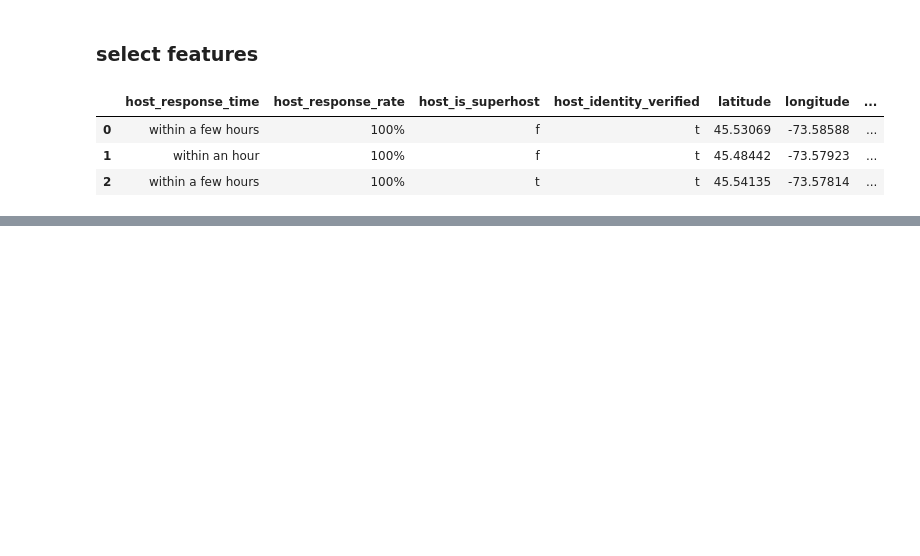
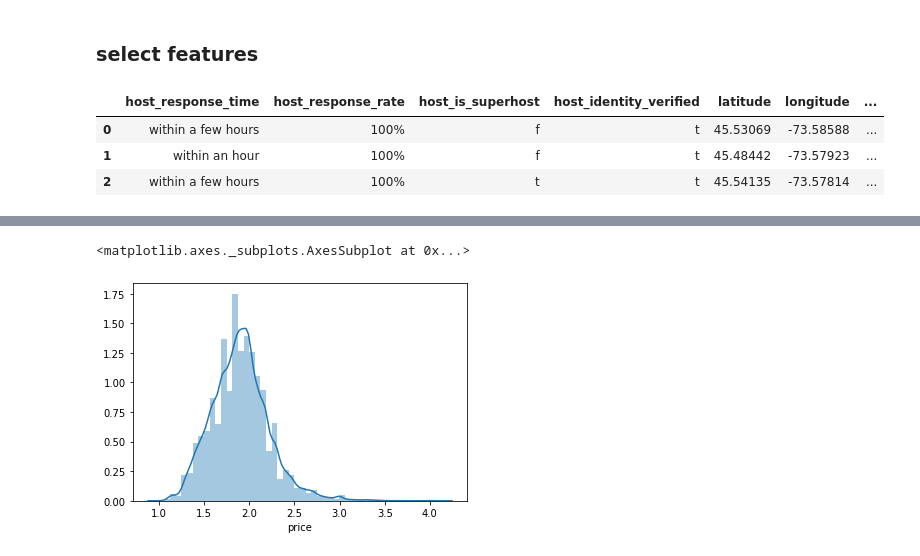
Before and after one commit to RyanXJu/Airbnb_Montreal, a Jupyter notebook: PricePrediction.ipynb, the cells around one changed output, grey strips where cells are left out. Cells and saved outputs as stored; diff of their text form; code cells hidden in the pictures; blank space fills up the shorter version.

```diff
--- a/PricePrediction.ipynb
+++ b/PricePrediction.ipynb
@@ -56,7 +56,7 @@ memory usage: 16.6+ MB
 # %%
 ## neighbourhood,
 ## amenities, need to separate to tokens
-data = listings_detail.loc[:, ["host_response_time",
+df = listings_detail.loc[:, ["host_response_time",
                                "host_response_rate",
                                "host_is_superhost",
                                "host_identity_verified",
@@ -71,7 +71,7 @@ data = listings_detail.loc[:, ["host_response_time",
                                "beds",
                                "bed_type",
                                "price"]]
-data.head(3)
+df.head(3)
 # %% [output]
 |  | host_response_time | host_response_rate | host_is_superhost | host_identity_verified | latitude | longitude | ... |
 | 0 | within a few hours | 100% | f | t | 45.53069 | -73.58588 | ... |
@@ -85,0 +80,3 @@ np.unique(listings_detail.guests_included, return_counts=True)
+# %%
+df.price = pd.to_numeric(df.price.str.replace(r"$","").str.replace(r",",""))
+df.price.describe()
@@ -85,0 +93,5 @@ np.unique(listings_detail.guests_included, return_counts=True)
+# %%
+sns.distplot(np.log10(df.price))
+# %% [output]
+<matplotlib.axes._subplots.AxesSubplot at 0x...>
+[figure, added]
```
Also changed, not shown: parts of 13 cells of this notebook.
